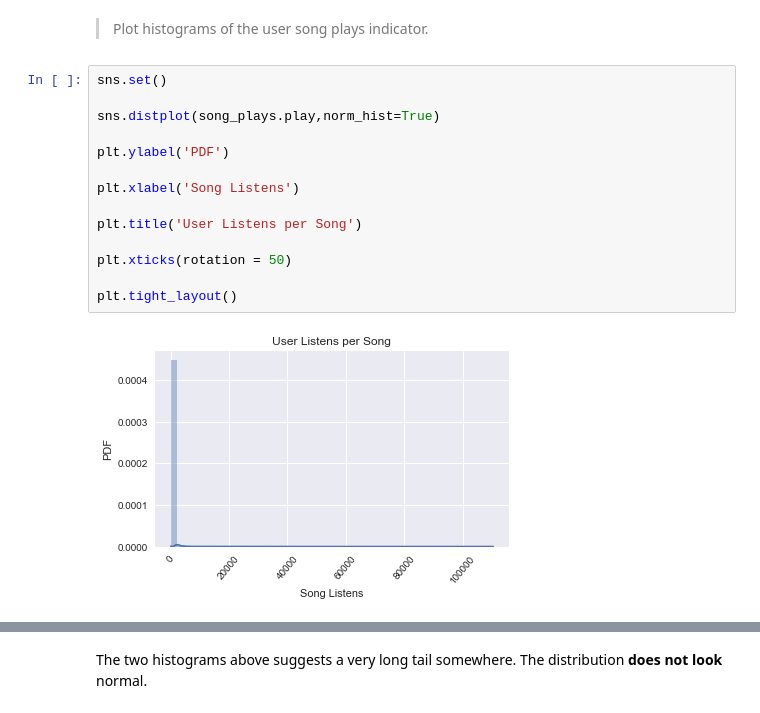
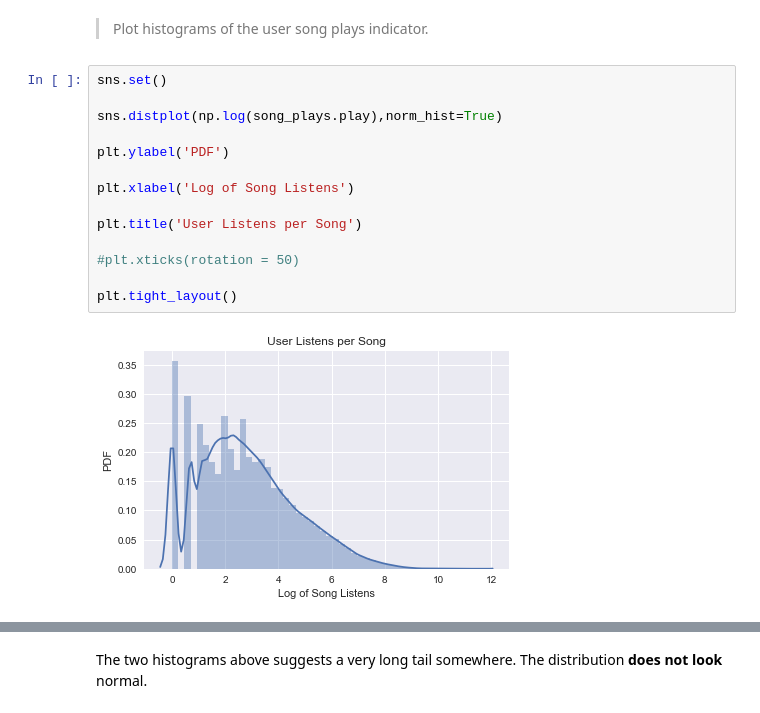
Before and after one commit to IvetteMTapia/Capstone1_Songs-Recommender_System, a Jupyter notebook: Exploratory Analysis and Statistical Inference.ipynb, the cells around one changed output, grey strips where cells are left out. Cells and saved outputs as stored; diff of their text form.

```diff
--- a/Exploratory Analysis and Statistical Inference.ipynb
+++ b/Exploratory Analysis and Statistical Inference.ipynb
@@ -629,17 +617,17 @@ song_plays.describe()
 # %%
 sns.set()
 
-sns.distplot(song_plays.play,norm_hist=True)
+sns.distplot(np.log(song_plays.play),norm_hist=True)
 
 plt.ylabel('PDF')
 
-plt.xlabel('Song Listens')
+plt.xlabel('Log of Song Listens')
 
 plt.title('User Listens per Song')
 
-plt.xticks(rotation = 50)
+#plt.xticks(rotation = 50)
 
 plt.tight_layout()
 # %% [output]
-[figure, old version]
+[figure, new version]
 # %%
```
Also changed, not shown: parts of 5 cells of this notebook.
